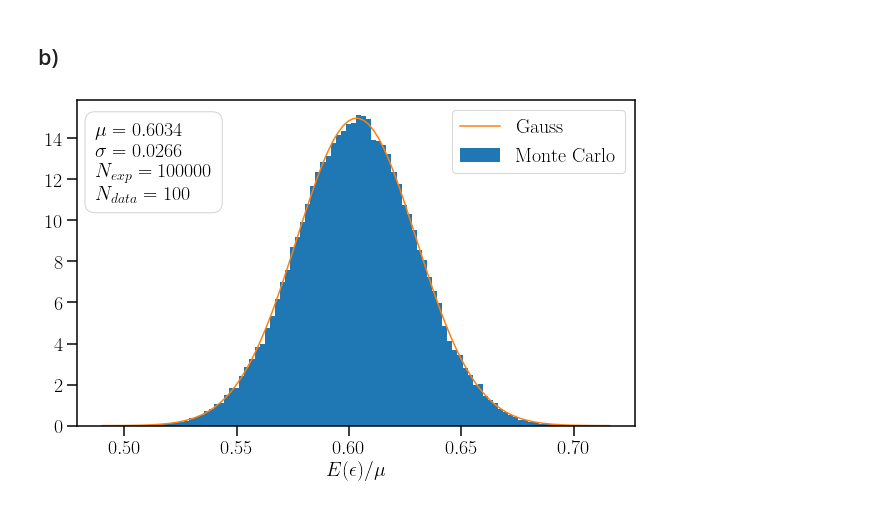
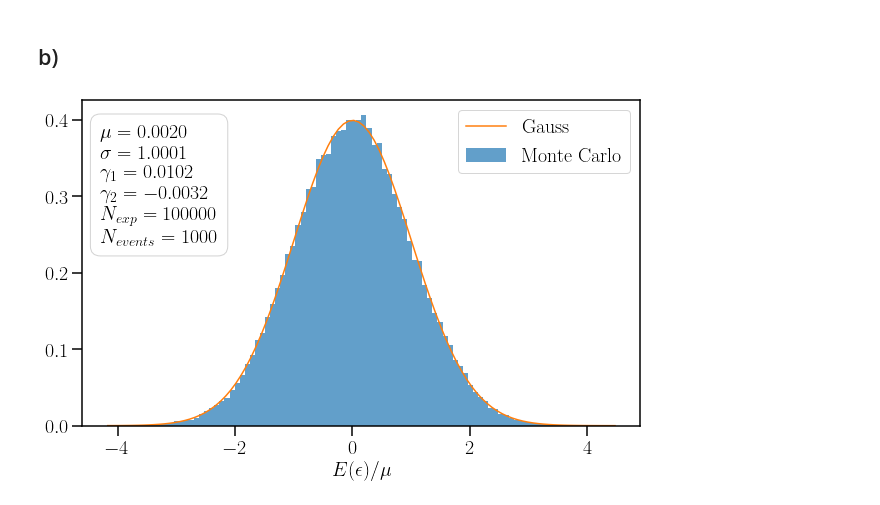
Before and after one commit to Nayaqs/stats, a Jupyter notebook: FinalProject-Andres.ipynb, the cells around one changed output. Cells and saved outputs as stored; diff of their text form; code cells hidden in the pictures.

```diff
--- a/FinalProject-Andres.ipynb
+++ b/FinalProject-Andres.ipynb
@@ -43,13 +43,15 @@ $$pdf(x) = C\,\frac{\sqrt{x}}{\exp(30(x - 1))+1}$$
 # %%
 I = quad(pdf,0,20)
 print(I)
-C = 1/I[0]
+C = 1/I[0] # Normalisation
+
+pdfxmax = 1.3
+pdfymax = max(pdf(np.linspace(0,1.3,1000)))*1.01
 # %% [output]
 (0.667581404941691, 4.166195166632747e-10)
 # %%
 # Distribution
-xmax = 1.3
-xx = np.linspace(0,xmax,300)
+xx = np.linspace(0,pdfxmax,300)
 fy = pdf(xx)
 plt.plot(xx,fy,label=r'$f(\epsilon)$',lw=3)
 
@@ -220,6 +220,8 @@ E_kurtosis =  0.007906197083120379
 Let's check that the mean of data converges to the mean of the distribution
 # %%
 mean_quad = quad(lambda x: x*pdf(x),0,15)
+var_quad = quad(lambda x: (x-mean_quad[0])**2*pdf(x),0,15)
 print(mean_quad)
+print(var_quad)
 # %% [output]
 (0.6032832446197522, 7.322473743836188e-09)
@@ -246,30 +249,35 @@ plt.semilogy(abserror)
 ## b)
 # %%
 Nexp = int(1e5)
-NN = int(1e2)
-mean_b = []
+Nevents = int(1e3)
+sum_events = np.zeros(Nexp)
 for n in range(Nexp):
-    xn = MCgen(pdf,0,1.3,ymax,NN)
-    mean_b.append(np.mean(xn))
-mean_b = np.array(mean_b)
+    events = MCgenFix(pdf,0,pdfxmax,pdfymax,Nevents)
+    sum_events[n] = events.sum()
 # %%
-mean_b = np.array(mean_b)
-mm =mean_b.mean()
-ms = mean_b.std()
-plt.hist(mean_b,100,density=True,label='Monte Carlo')
-plt.figtext(0.15,0.65, '$\mu = %0.4f$'%mm+
-            '\n$\sigma = %0.4f$'%ms+
+SS = np.array(sum_events - Nevents*mean_quad[0])/(np.sqrt(Nevents*var_quad[0]))
+Smean = SS.mean()
+Sstd = SS.std()
+Sskew = stats.skew(SS)
+Skurt = stats.kurtosis(SS,fisher=True)
+
+
+plt.hist(SS,100,density=True,label='Monte Carlo',alpha=0.7)
+plt.figtext(0.15,0.55, '$\mu = %0.4f$'%Smean+
+            '\n$\sigma = %0.4f$'%Sstd+
+            '\n$\gamma_1 = %0.4f$'%Sskew+
+            '\n$\gamma_2 = %0.4f$'%Skurt+
             '\n$N_{exp} = %i$'%Nexp+
-            '\n$N_{data} = %i$'%NN
+            '\n$N_{events} = %i$'%Nevents
             ,bbox=dict(facecolor='white', edgecolor='lightgrey', boxstyle='round', pad=0.5))
 
 def gauss(x, mu, sigma):
     return np.exp(-(x-mu)**2/(2*sigma**2))/(sigma*np.sqrt(2*np.pi))
-xx = np.linspace(mean_b.min(),mean_b.max(),100)
-plt.plot(xx,gauss(xx,mm,ms), label = 'Gauss')
+xx = np.linspace(SS.min(),SS.max(),100)
+plt.plot(xx,gauss(xx,Smean,Sstd), label = 'Gauss')
 
 plt.xlabel(r'$E(\epsilon)/\mu$')
 plt.legend()
 plt.show()
 # %% [output]
-[figure, old version]
+[figure, new version]
```
Also changed, not shown: parts of 28 cells of this notebook.
